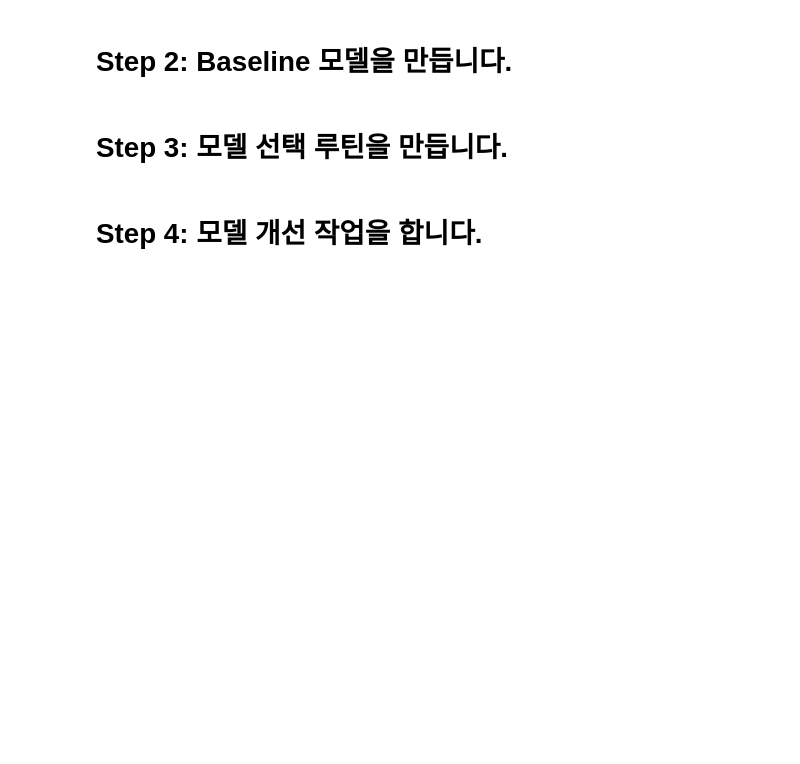
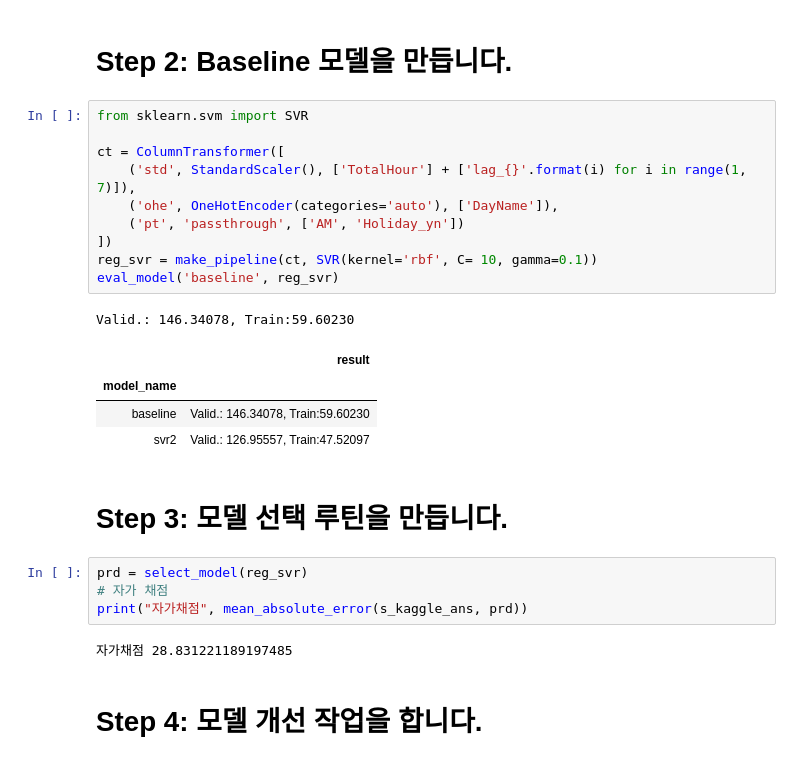
Before and after one commit to sunkusun9/DS_lv3_2410, a Jupyter notebook: sec_ds_lv3_prob3_kaggle.ipynb, the cells around one changed output. Drawn from its saved outputs; the diff is of its cells as text; blank space fills up the shorter version.

```diff
--- a/sec_ds_lv3_prob3_kaggle.ipynb
+++ b/sec_ds_lv3_prob3_kaggle.ipynb
@@ -168,7 +200,29 @@ Step 4: 모델 개선 작업을 합니다.
 # %% [markdown]
 # Step 2: Baseline 모델을 만듭니다.
+# %%
+from sklearn.svm import SVR
+
+ct = ColumnTransformer([
+    ('std', StandardScaler(), ['TotalHour'] + ['lag_{}'.format(i) for i in range(1, 7)]),
+    ('ohe', OneHotEncoder(categories='auto'), ['DayName']),
+    ('pt', 'passthrough', ['AM', 'Holiday_yn'])
+])
+reg_svr = make_pipeline(ct, SVR(kernel='rbf', C= 10, gamma=0.1))
+eval_model('baseline', reg_svr)
+# %% [output]
+Valid.: 146.34078, Train:59.60230
+|  | result |
+| model_name |  |
+| baseline | Valid.: 146.34078, Train:59.60230 |
+| svr2 | Valid.: 126.95557, Train:47.52097 |
 # %% [markdown]
 # Step 3: 모델 선택 루틴을 만듭니다.
+# %%
+prd = select_model(reg_svr)
+# 자가 채점
+print("자가채점", mean_absolute_error(s_kaggle_ans, prd))
+# %% [output]
+자가채점 28.831221189197485
 # %% [markdown]
 # Step 4:  모델 개선 작업을 합니다.
 # %%
```
Also changed, not shown: parts of 6 cells of this notebook.
